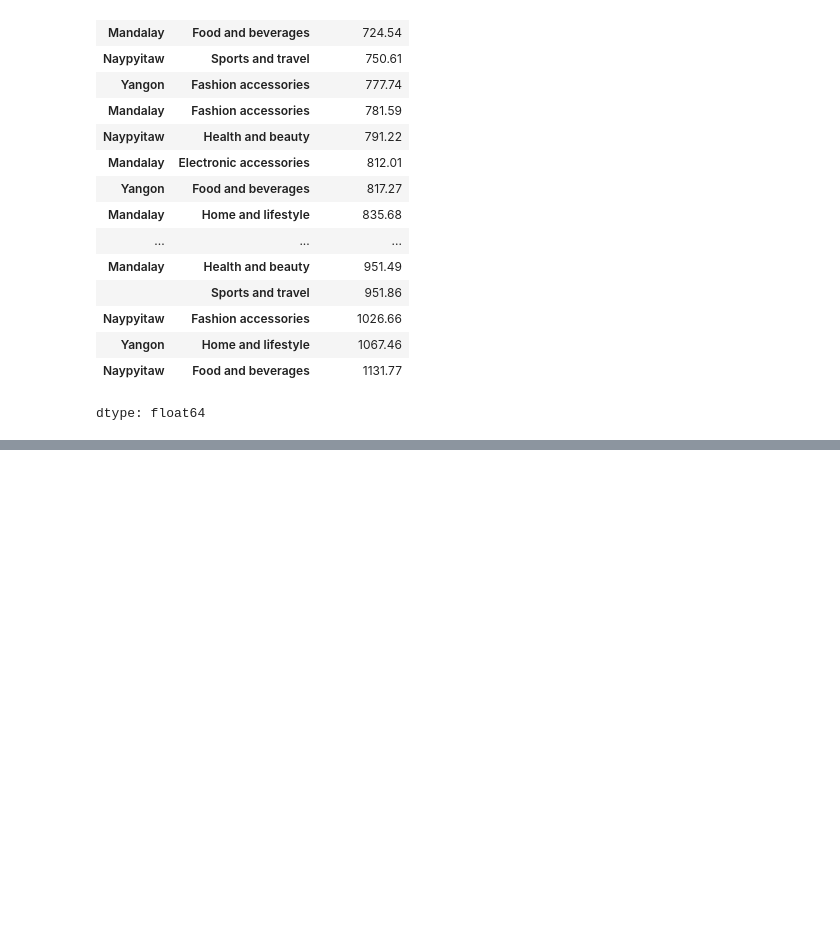
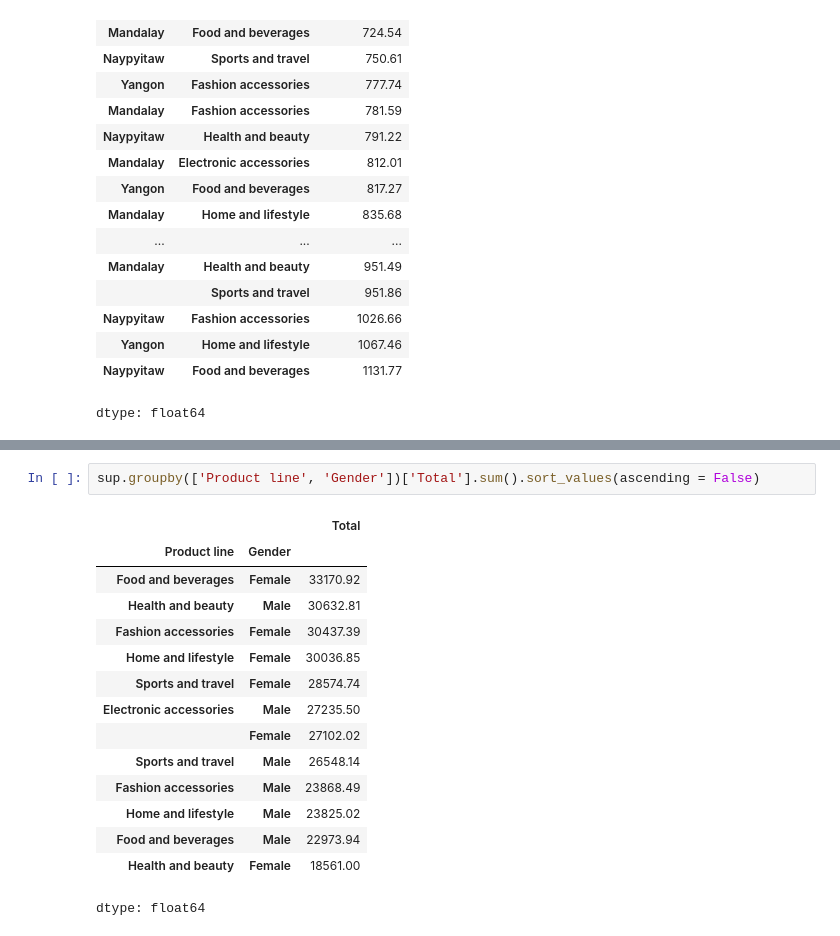
Before and after one commit to Est-didi/Data-practice-projects, a Jupyter notebook: Supermarket_analysis_.ipynb, the cells around one changed output, grey strips where cells are left out. Cells and saved outputs as stored; diff of their text form; blank space fills up the shorter version.

```diff
--- a/Supermarket_analysis_.ipynb
+++ b/Supermarket_analysis_.ipynb
@@ -368,0 +447,18 @@ dtype: float64
+# %%
+sup.groupby(['Product line', 'Gender'])['Total'].sum().sort_values(ascending = False)
+# %% [output]
+|  |  | Total |
+| Product line | Gender |  |
+| Food and beverages | Female | 33170.92 |
+| Health and beauty | Male | 30632.81 |
+| Fashion accessories | Female | 30437.39 |
+| Home and lifestyle | Female | 30036.85 |
+| Sports and travel | Female | 28574.74 |
+| Electronic accessories | Male | 27235.50 |
+|  | Female | 27102.02 |
+| Sports and travel | Male | 26548.14 |
+| Fashion accessories | Male | 23868.49 |
+| Home and lifestyle | Male | 23825.02 |
+| Food and beverages | Male | 22973.94 |
+| Health and beauty | Female | 18561.00 |
+dtype: float64
```
Also changed, not shown: parts of 15 cells of this notebook.
